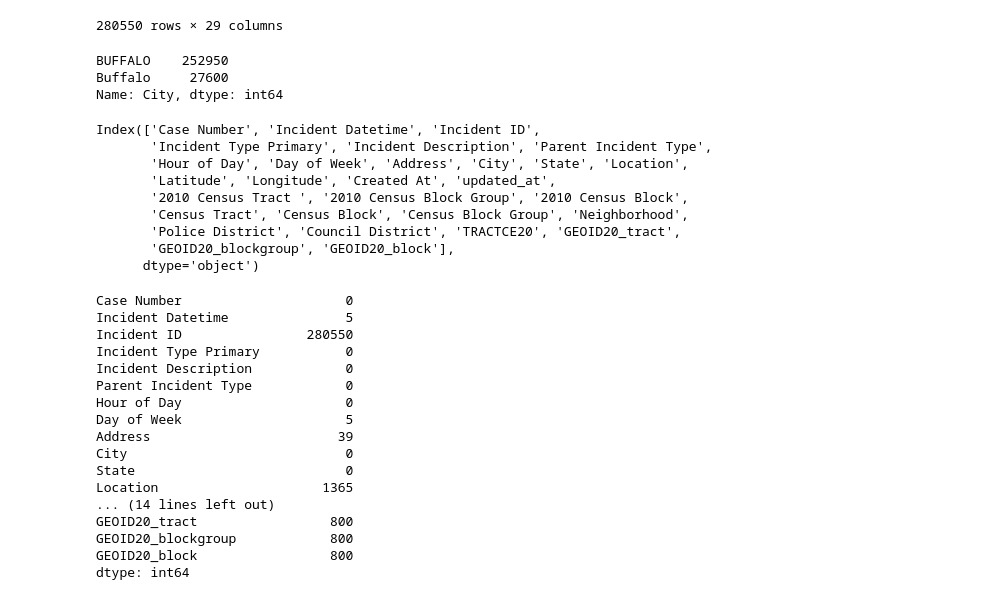
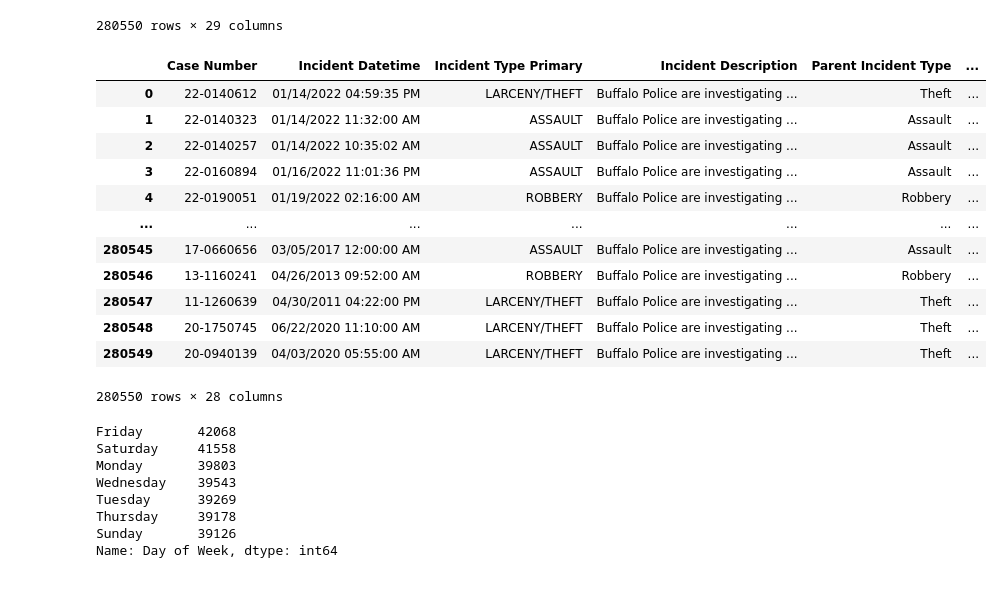
Before and after one commit to rushil1999/255-Buffalo-After-Sunset, a Jupyter notebook: Project Notebook.ipynb, the cells around one changed output. Saved outputs shown, nothing was run; the diff lists cells and outputs as text; code cells hidden in the pictures.

```diff
--- a/Project Notebook.ipynb
+++ b/Project Notebook.ipynb
@@ -1,7 +1,8 @@
 # %%
 import pandas as pd
+import numpy as np
 
-data = pd.read_csv(r'C:\Users\91767\Documents\Python Scripts\Data Mining\Project\Crime_Incidents.csv')
+data=pd.read_csv(r"C:\Users\Checkout\Desktop\Data Mining\Crime_Incidents.csv")
 data
 # %% [output]
 |  | Case Number | Incident Datetime | Incident ID | Incident Type Primary | Incident Description | ... |
@@ -17,41 +18,31 @@ data
 | 280548 | 20-1750745 | 06/22/2020 11:10:00 AM | NaN | LARCENY/THEFT | Buffalo Police are investigating ... | ... |
 | 280549 | 20-0940139 | 04/03/2020 05:55:00 AM | NaN | LARCENY/THEFT | Buffalo Police are investigating ... | ... |
 280550 rows × 29 columns
+# %%
+data=data.drop(columns ='Incident ID')
+data
+# %% [output]
+|  | Case Number | Incident Datetime | Incident Type Primary | Incident Description | Parent Incident Type | ... |
+| 0 | 22-0140612 | 01/14/2022 04:59:35 PM | LARCENY/THEFT | Buffalo Police are investigating ... | Theft | ... |
+| 1 | 22-0140323 | 01/14/2022 11:32:00 AM | ASSAULT | Buffalo Police are investigating ... | Assault | ... |
+| 2 | 22-0140257 | 01/14/2022 10:35:02 AM | ASSAULT | Buffalo Police are investigating ... | Assault | ... |
+| 3 | 22-0160894 | 01/16/2022 11:01:36 PM | ASSAULT | Buffalo Police are investigating ... | Assault | ... |
+| 4 | 22-0190051 | 01/19/2022 02:16:00 AM | ROBBERY | Buffalo Police are investigating ... | Robbery | ... |
+| ... | ... | ... | ... | ... | ... | ... |
+| 280545 | 17-0660656 | 03/05/2017 12:00:00 AM | ASSAULT | Buffalo Police are investigating ... | Assault | ... |
+| 280546 | 13-1160241 | 04/26/2013 09:52:00 AM | ROBBERY | Buffalo Police are investigating ... | Robbery | ... |
+| 280547 | 11-1260639 | 04/30/2011 04:22:00 PM | LARCENY/THEFT | Buffalo Police are investigating ... | Theft | ... |
+| 280548 | 20-1750745 | 06/22/2020 11:10:00 AM | LARCENY/THEFT | Buffalo Police are investigating ... | Theft | ... |
+| 280549 | 20-0940139 | 04/03/2020 05:55:00 AM | LARCENY/THEFT | Buffalo Police are investigating ... | Theft | ... |
+280550 rows × 28 columns
 # %%
-data.City.value_counts()
+data['Day of Week'].value_counts()
 # %% [output]
-BUFFALO    252950
-Buffalo     27600
-Name: City, dtype: int64
+Friday       42068
+Saturday     41558
+Monday       39803
+Wednesday    39543
+Tuesday      39269
+Thursday     39178
+Sunday       39126
+Name: Day of Week, dtype: int64
-# %%
-data.columns
-# %% [output]
-Index(['Case Number', 'Incident Datetime', 'Incident ID',
-       'Incident Type Primary', 'Incident Description', 'Parent Incident Type',
-       'Hour of Day', 'Day of Week', 'Address', 'City', 'State', 'Location',
-       'Latitude', 'Longitude', 'Created At', 'updated_at',
-       '2010 Census Tract ', '2010 Census Block Group', '2010 Census Block',
-       'Census Tract', 'Census Block', 'Census Block Group', 'Neighborhood',
-       'Police District', 'Council District', 'TRACTCE20', 'GEOID20_tract',
-       'GEOID20_blockgroup', 'GEOID20_block'],
-      dtype='object')
-# %%
-data.isnull().sum()
-# %% [output]
-Case Number                     0
-Incident Datetime               5
-Incident ID                280550
-Incident Type Primary           0
-Incident Description            0
-Parent Incident Type            0
-Hour of Day                     0
-Day of Week                     5
-Address                        39
-City                            0
-State                           0
-Location                     1365
-... (14 lines left out)
-GEOID20_tract                 800
-GEOID20_blockgroup            800
-GEOID20_block                 800
-dtype: int64
```
Also changed, not shown: parts of 4 cells of this notebook.
